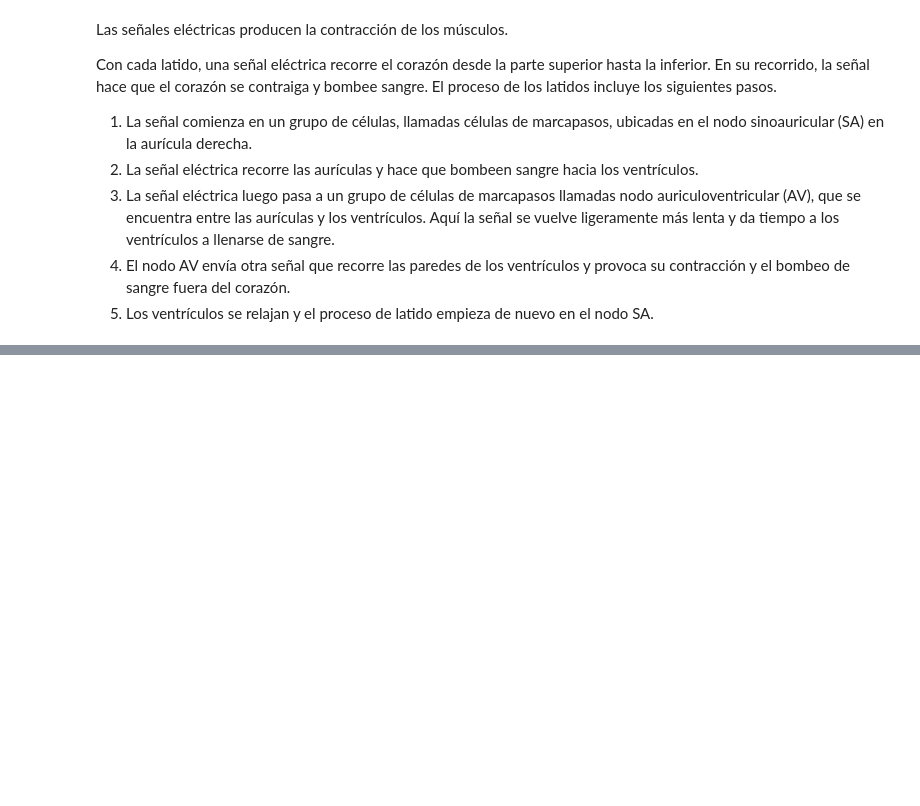
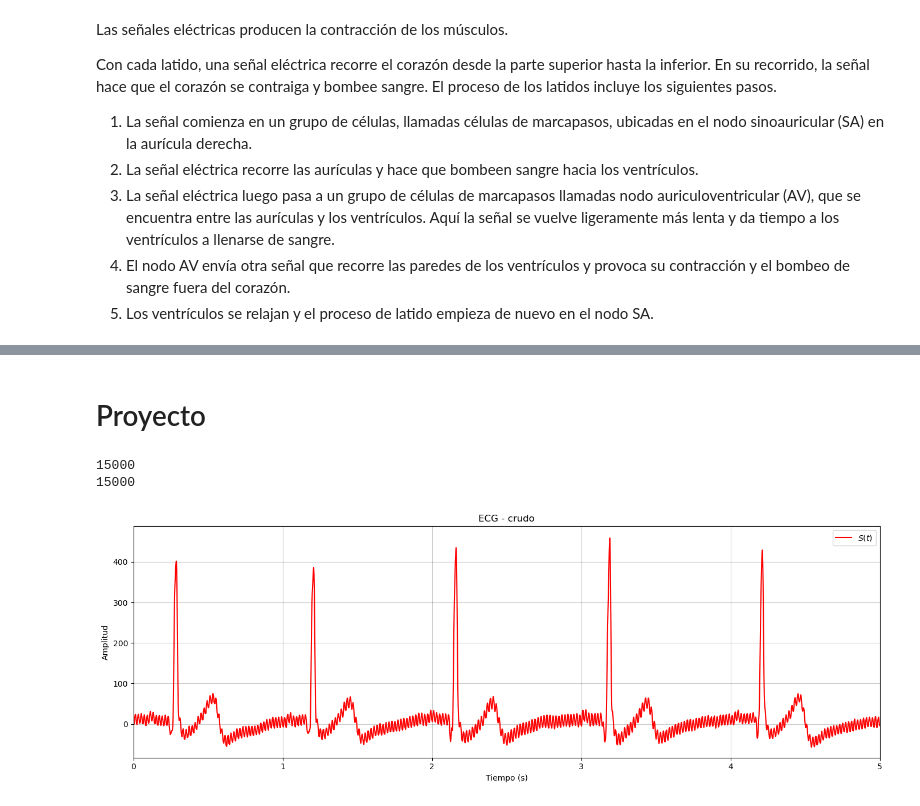
Before and after one commit to alex20022000/Procesamiento_de_seniales_ECG, a Jupyter notebook: ECG.ipynb, the cells around one changed output, grey strips where cells are left out. Drawn from its saved outputs; the diff is of its cells as text; code cells hidden in the pictures; blank space fills up the shorter version.

Commit message:
Graficos en el espacio y frecuencia

```diff
--- a/ECG.ipynb
+++ b/ECG.ipynb
@@ -57,0 +80,2 @@ Con cada latido, una señal eléctrica recorre el corazón desde la parte superi
+# %% [markdown]
+# Proyecto
@@ -57,0 +90,43 @@ Con cada latido, una señal eléctrica recorre el corazón desde la parte superi
+# %%
+%matplotlib inline
+
+# Leer los datos desde la URL y limpiar el DataFrame
+df = pd.read_csv('https://raw.githubusercontent.com/PIA-Group/BioSPPy/master/examples/ecg.txt', sep='\t')
+df = df.drop([0, 1, 2]).reset_index(drop=True)
+
+# Asignar un nombre a la columna
+df.columns = ['ecg']
+
+# Convertir la columna "ecg" a valores numéricos
+df['ecg'] = pd.to_numeric(df['ecg'])
+
+# Extraer los valores de la columna "ecg"
+ecg = df['ecg'].values - df.values[0]
+
+# Definir la frecuencia de muestreo y el tiempo
+fs = 1000
+"""
+1000 muestras ---> 1 seg
+len(ecg)      ---> time
+"""
+time = len(ecg)/fs
+print(len(ecg))
+t = np.arange(0, time, 1/fs)
+print(len(t))
+
+
+# Mostrar el gráfico
+plt.figure(figsize = (14,5))
+plt.title("ECG - crudo")
+plt.xlabel('Tiempo (s)')
+plt.ylabel('Amplitud')
+plt.plot(t, ecg, color = 'red', label = '$S(t)$')
+plt.grid(color = "black", alpha = 0.2)
+plt.xlim(0,5)
+plt.tight_layout()
+plt.legend()
+plt.show()
+# %% [output]
+15000
+15000
+[figure, added]
```
Also changed, not shown: parts of 9 cells of this notebook.
